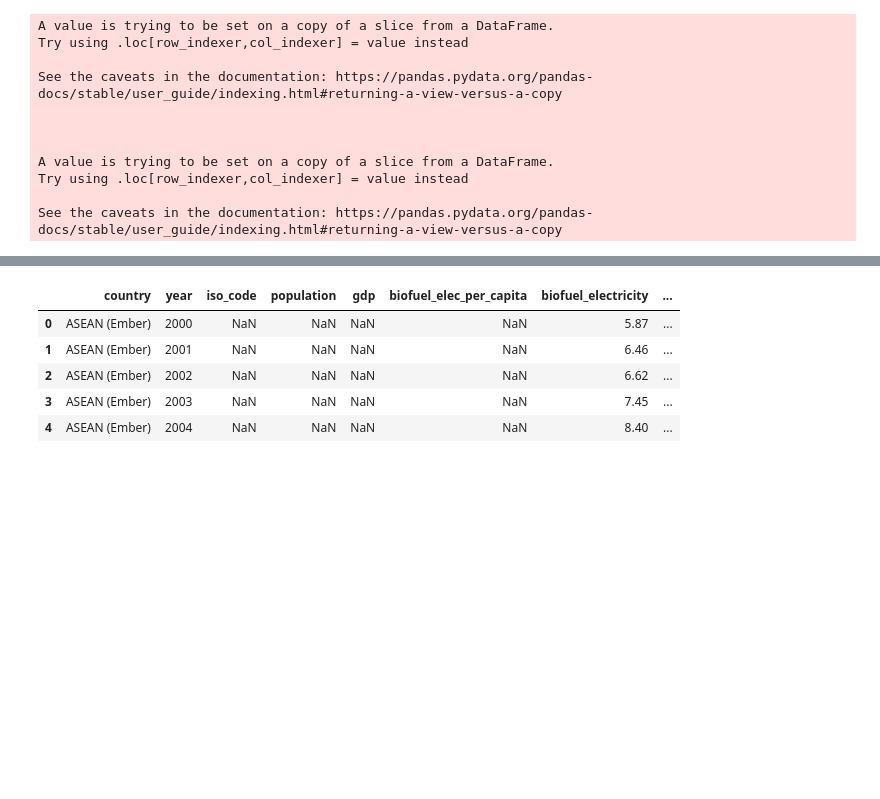
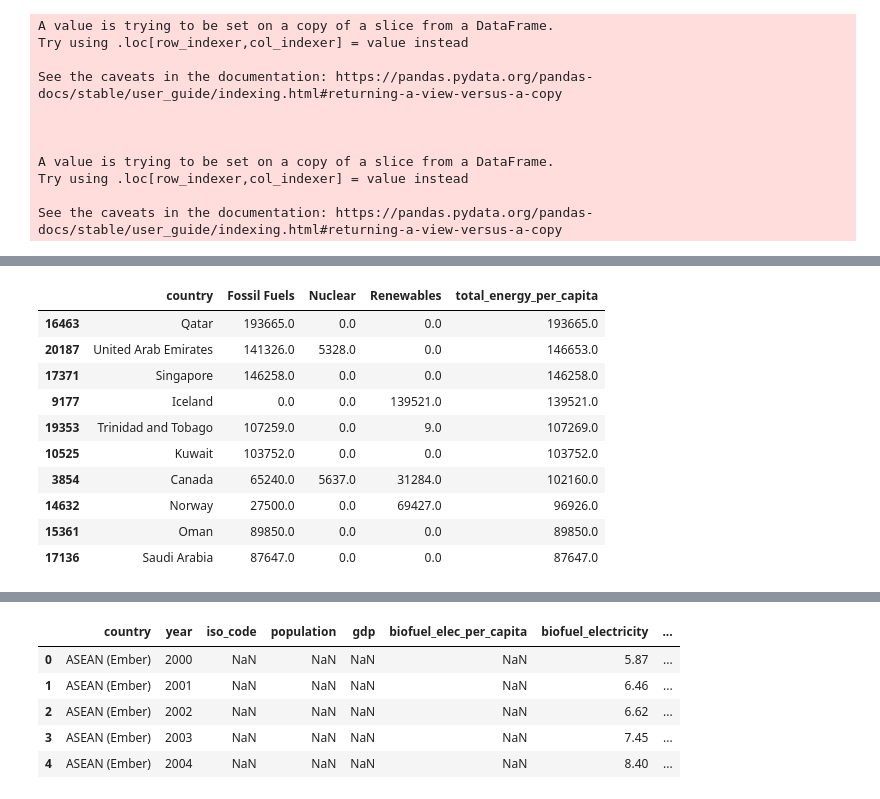
Before and after one commit to sinhasagar507/Analysis-of-Global-Renewable-Energy-Trends, a Jupyter notebook: notebooks/1.0_sinhasagar507_energyconsume.ipynb, the cells around one changed output, grey strips where cells are left out. Cells and saved outputs as stored; diff of their text form; code cells hidden in the pictures; blank space fills up the shorter version.

```diff
--- a/notebooks/1.0_sinhasagar507_energyconsume.ipynb
+++ b/notebooks/1.0_sinhasagar507_energyconsume.ipynb
@@ -362,0 +366,14 @@ See the caveats in the documentation: https://pandas.pydata.org/pandas-docs/stab
+# %%
+# Filter data for year 2022
+data_2022 = main_data[main_data["year"] == 2022]
+
+# Fill missing values with 0
+data_2022 = data_2022.fillna(0)
+
+# Select only the relevant columns for the plot
+data_2022 = data_2022[["country", "fossil_energy_per_capita", "nuclear_energy_per_capita", "renewables_energy_per_capita"]]
+
+# Now I have to select top 10 countries with highest fossil energy+nuclear+renewables consumption per capita
+# Rename the column names
+data_2022 = data_2022.rename(columns={"fossil_energy_per_capita": "Fossil Fuels", "nuclear_energy_per_capita": "Nuclear", "renewables_energy_per_capita": "Renewables"})
+data_2022["total_energy_per_capita"] = data_2022["Fossil Fuels"] + data_2022["Nuclear"] + data_2022["Renewables"]
@@ -362,0 +394,36 @@ See the caveats in the documentation: https://pandas.pydata.org/pandas-docs/stab
+# %%
+# Round off all energy values to the nearest integer
+top_10_countries = data_2022.nlargest(10, "total_energy_per_capita")
+top_10_countries = top_10_countries.round(0)
+top_10_countries = top_10_countries.sort_values(by="total_energy_per_capita", ascending=False)
+
+# Create a bar plot in wide format using plotly
+fig = px.bar(top_10_countries, x=["Fossil Fuels", "Nuclear", "Renewables"], y="country", title="Per capita energy from fossil fuels, nuclear and renewables (2022)", orientation="h")
+
+# Update the layout to legend
+fig.update_layout(
+    legend=dict(
+        orientation="h",  # horizontal legend
+        title_text="", # remove legend title,
+        yanchor="top",
+        xanchor="right",
+        y=1.1,
+        x=1.0
+    )
+)
+
+fig.show()
+# %%
+top_10_countries
+# %% [output]
+|  | country | Fossil Fuels | Nuclear | Renewables | total_energy_per_capita |
+| 16463 | Qatar | 193665.0 | 0.0 | 0.0 | 193665.0 |
+| 20187 | United Arab Emirates | 141326.0 | 5328.0 | 0.0 | 146653.0 |
+| 17371 | Singapore | 146258.0 | 0.0 | 0.0 | 146258.0 |
+| 9177 | Iceland | 0.0 | 0.0 | 139521.0 | 139521.0 |
+| 19353 | Trinidad and Tobago | 107259.0 | 0.0 | 9.0 | 107269.0 |
+| 10525 | Kuwait | 103752.0 | 0.0 | 0.0 | 103752.0 |
+| 3854 | Canada | 65240.0 | 5637.0 | 31284.0 | 102160.0 |
+| 14632 | Norway | 27500.0 | 0.0 | 69427.0 | 96926.0 |
+| 15361 | Oman | 89850.0 | 0.0 | 0.0 | 89850.0 |
+| 17136 | Saudi Arabia | 87647.0 | 0.0 | 0.0 | 87647.0 |
```
Also changed, not shown: parts of 21 cells of this notebook.
